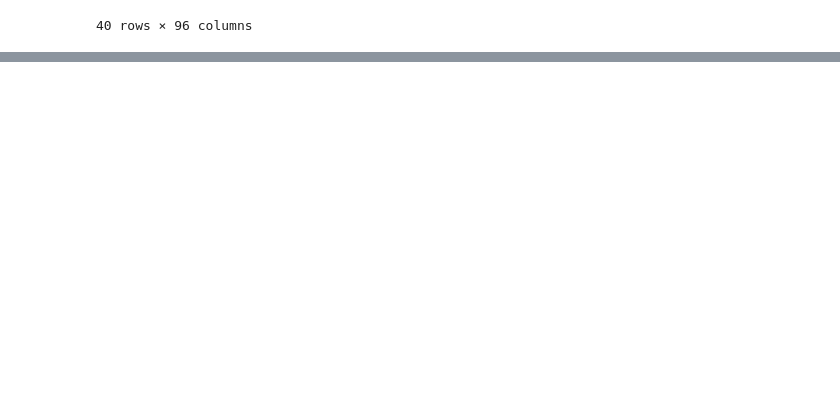
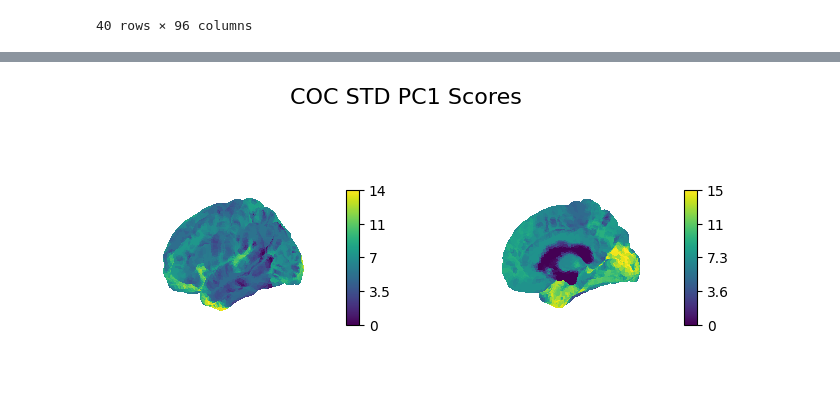
Before and after one commit to LuisA00/ResearchElective_Maastricht2023, a Jupyter notebook: Validating_RM_Fit.ipynb, the cells around one changed output, grey strips where cells are left out. Saved outputs shown, nothing was run; the diff lists cells and outputs as text; code cells hidden in the pictures; blank space fills up the shorter version.

```diff
--- a/Validating_RM_Fit.ipynb
+++ b/Validating_RM_Fit.ipynb
@@ -664,0 +776,7 @@ PLAGM_PC1_RM_scores_df.head(40)
+# %%
+COCGM_RM_avg_fit = []
+COCGM_RM_std_fit = []
+
+for x in range(len(rm_labels)):
+    COCGM_RM_avg_fit.append(COCGM_PC1_RM_scores_df[rm_labels[x]].mean(skipna=True))
+    COCGM_RM_std_fit.append(COCGM_PC1_RM_scores_df[rm_labels[x]].std(skipna=True))
@@ -664,0 +843,16 @@ PLAGM_PC1_RM_scores_df.head(40)
+# %%
+texture_pial_right = surface.vol_to_surf(COC_RM_std_fit_vis.slicer[:, :, :, 0], fsaverage.pial_right, n_samples=10, interpolation="nearest")
+texture_pial_left = surface.vol_to_surf(COC_RM_std_fit_vis.slicer[:, :, :, 0], fsaverage.pial_left, n_samples=10, interpolation="nearest")
+
+fig, (axs1, axs2) = plt.subplots(1, 2, figsize=(8, 3.5), sharex=True, sharey=True, subplot_kw={"projection": "3d"})
+fig.suptitle("COC STD PC1 Scores", fontsize=16)
+axs1.xaxis.set_tick_params(labelbottom=False, bottom=False)
+axs1.yaxis.set_tick_params(labelleft=False, left=False)
+axs2.xaxis.set_tick_params(labelbottom=False, bottom=False)
+axs2.yaxis.set_tick_params(labelleft=False, left=False)
+
+plotting.plot_surf(fsaverage.pial_left, texture_pial_left, colorbar=True, cmap='viridis', axes=axs1)
+plotting.plot_surf(fsaverage.pial_right, texture_pial_right, colorbar=True, cmap='viridis', axes=axs2)
+plt.show()
+# %% [output]
+[figure, added]
```
Also changed, not shown: parts of 27 cells of this notebook, 1 other file.
